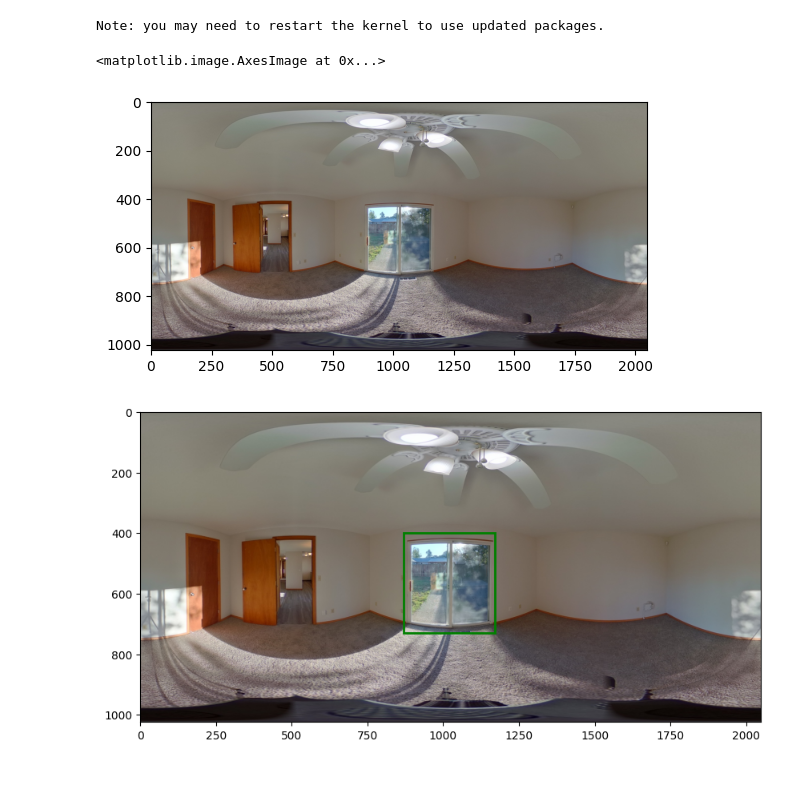
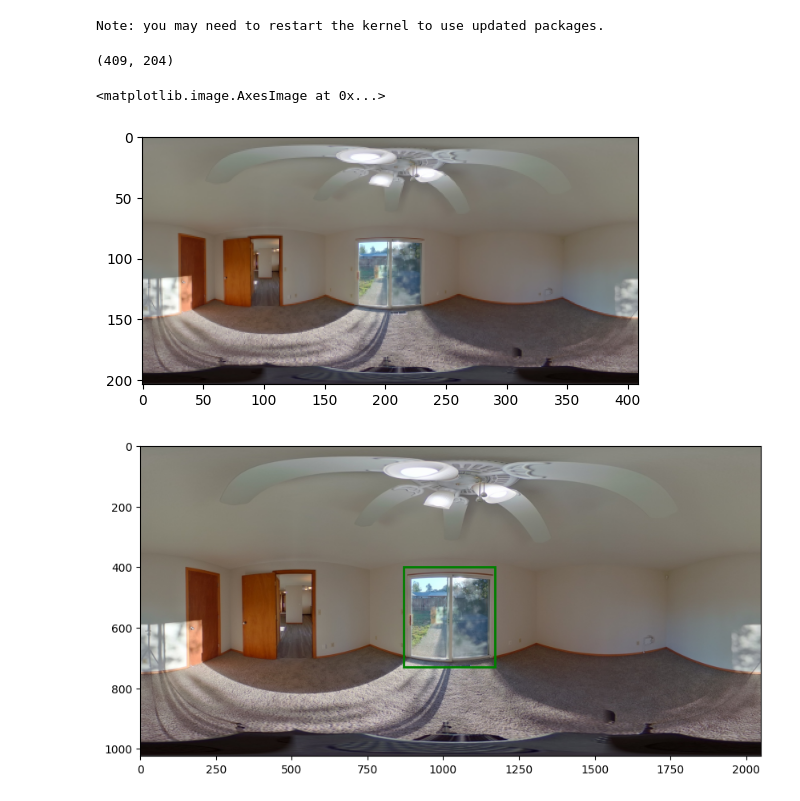
Before and after one commit to alexanderreiprich/floorscan, a Jupyter notebook: segmentation.ipynb, the cells around one changed output. Drawn from its saved outputs; the diff is of its cells as text; code cells hidden in the pictures.

Commit message:
Added scaling of images

```diff
--- a/segmentation.ipynb
+++ b/segmentation.ipynb
@@ -115,14 +116,19 @@ processor = SamProcessor.from_pretrained("facebook/sam-vit-huge")
 sam = sam_model_registry["vit_h"](checkpoint="./model/sam_vit_h_4b8939.pth")
 sam.to(device=device)
 predictor = SamPredictor(sam)
-# %%
-img_url = "./data/training/0000/panos/floor_01_partial_room_01_pano_15.jpg"
-raw_image = Image.open(img_url).convert("RGB")
-
-plt.imshow(raw_image)
-# %% [output]
-<matplotlib.image.AxesImage at 0x...>
-[figure, removed]
+# %%
+img_url = "./data/training/0000/panos/floor_01_partial_room_01_pano_15.jpg"
+raw_image = cv2.imread(img_url)
+raw_image = cv2.cvtColor(raw_image, cv2.COLOR_BGR2RGB)
+height, width = raw_image.shape[:2]
+new_size = (width // 5, height // 5)
+scaled_image = cv2.resize(raw_image, new_size, interpolation=cv2.INTER_AREA)
+print(new_size)
+plt.imshow(scaled_image)
+# %% [output]
+(409, 204)
+<matplotlib.image.AxesImage at 0x...>
+[figure, added]
 # %%
 inputs = processor(raw_image, return_tensors="pt").to(device)
 image_embeddings = model.get_image_embeddings(inputs["pixel_values"])
```
Also changed, not shown: parts of 3 cells of this notebook, 1 other file.
